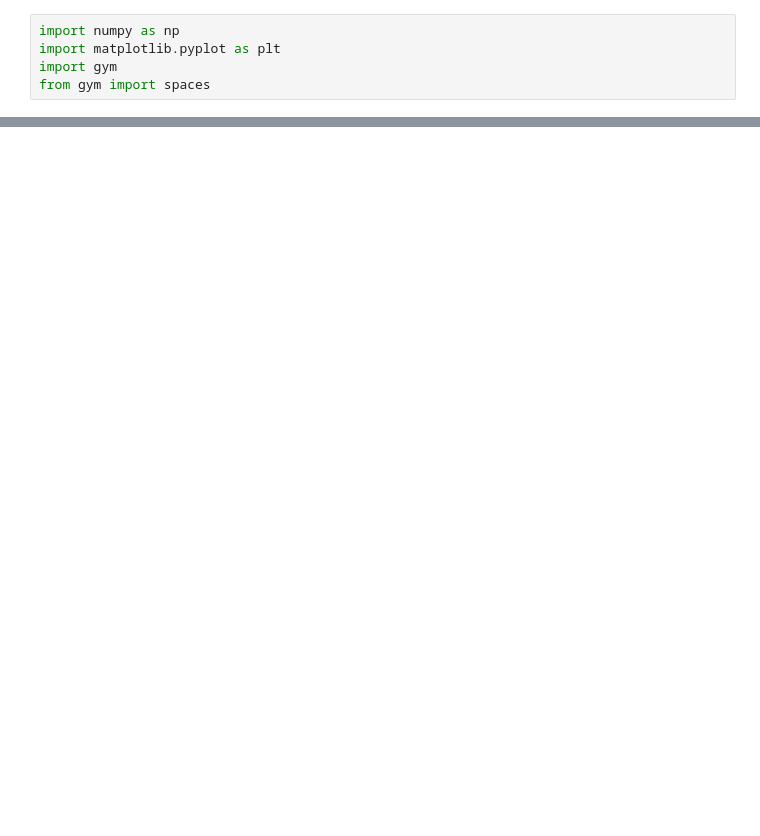
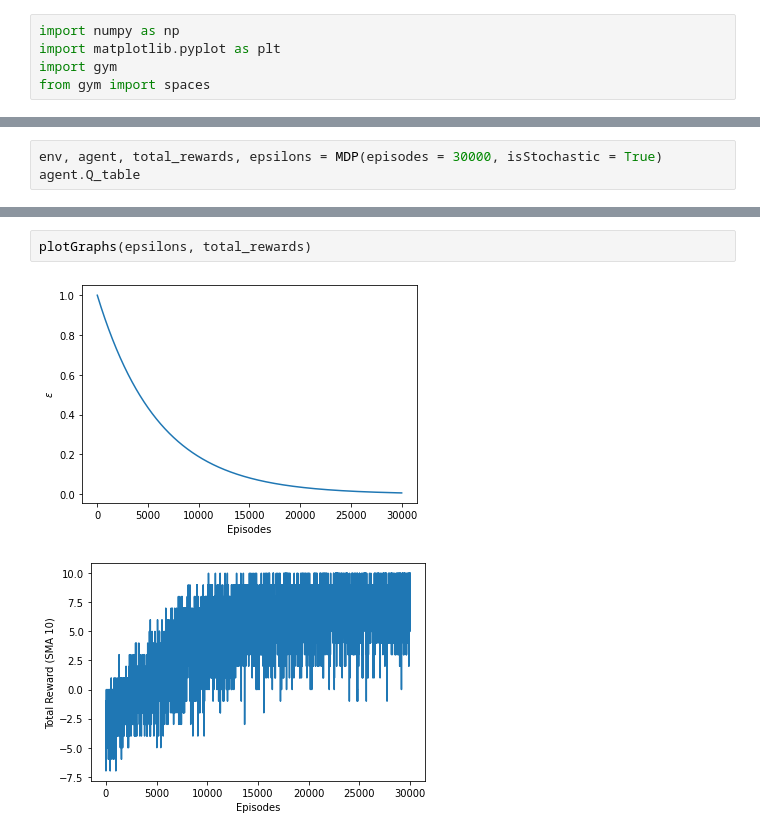
Before and after one commit to sneh0304/Reinforement-Learning, a Jupyter notebook: 1/CSE_546_assignment1.ipynb, the cells around one changed output, grey strips where cells are left out. Saved outputs shown, nothing was run; the diff lists cells and outputs as text; blank space fills up the shorter version.

```diff
--- a/1/CSE_546_assignment1.ipynb
+++ b/1/CSE_546_assignment1.ipynb
@@ -108,0 +239,3 @@ Reward: 10
+# %%
+env, agent, total_rewards, epsilons = MDP(episodes = 30000, isStochastic = True)
+agent.Q_table
@@ -108,0 +261,5 @@ Reward: 10
+# %%
+plotGraphs(epsilons, total_rewards)
+# %% [output]
+[figure, added]
+[figure, added]
```
Also changed, not shown: parts of 29 cells of this notebook.
